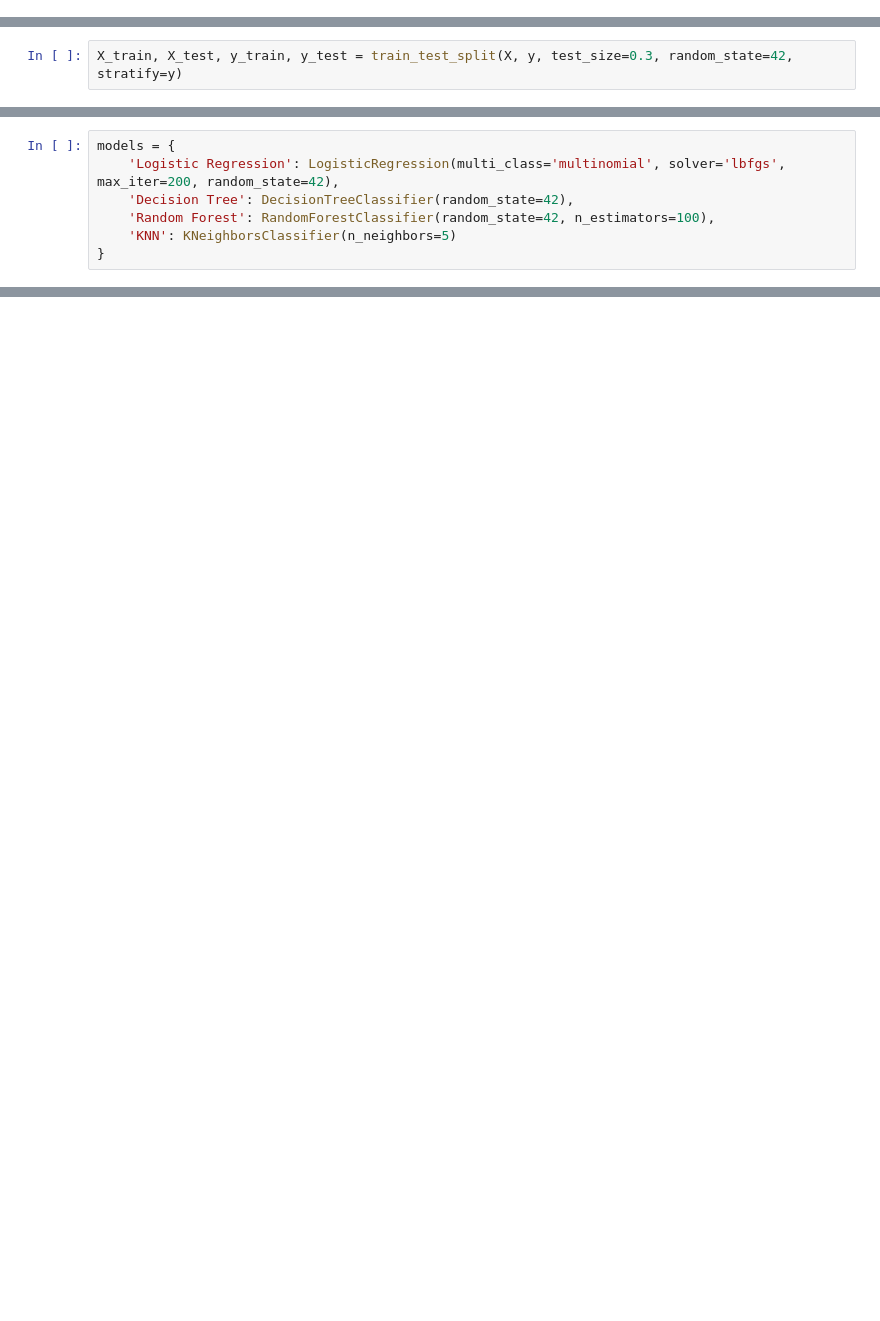
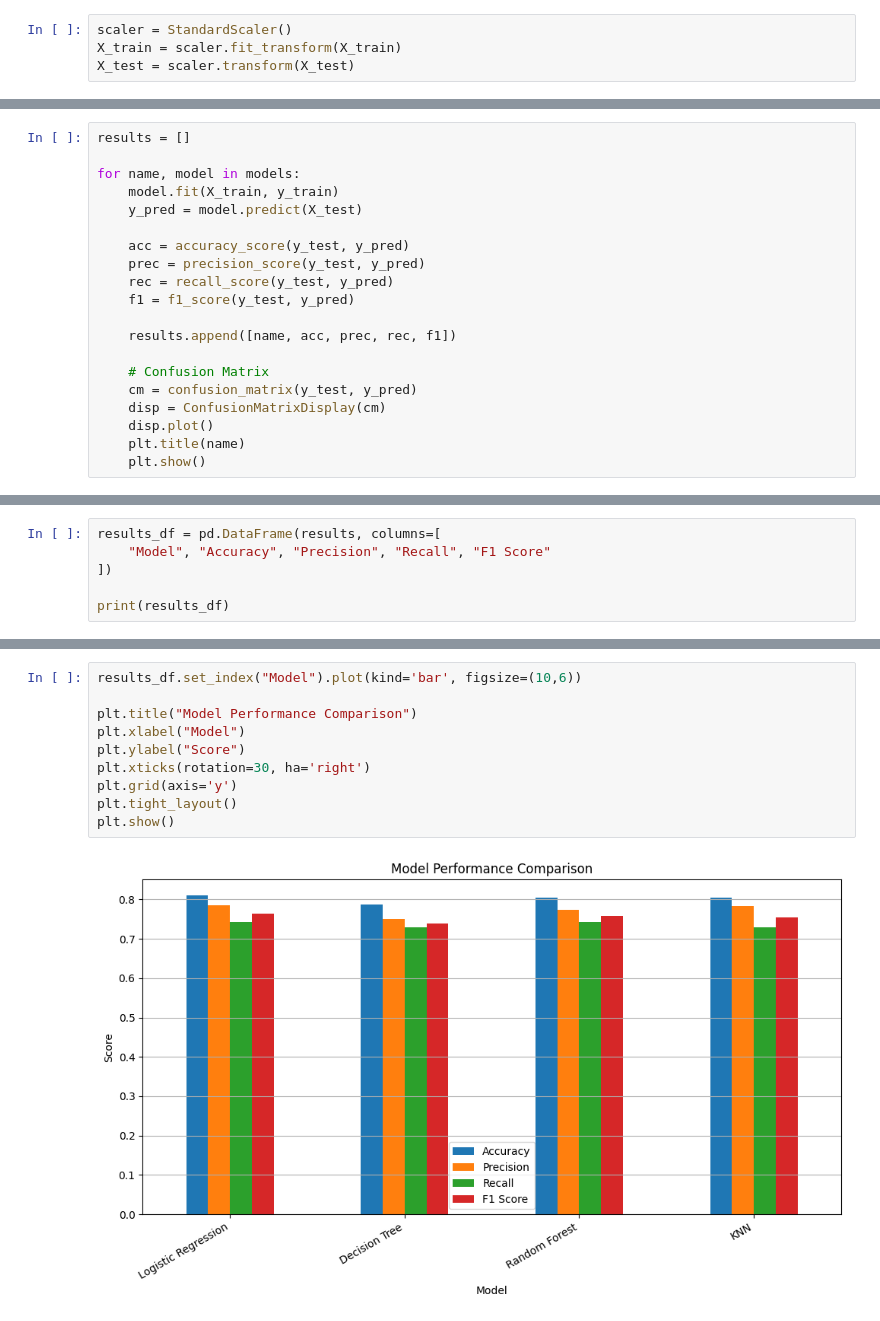
Before and after one commit to pradhnyesh01/Linkific-training, a Jupyter notebook: Day-8/classification-models.ipynb, the cells around one changed output, grey strips where cells are left out. Saved outputs shown, nothing was run; the diff lists cells and outputs as text; blank space fills up the shorter version.

```diff
--- a/Day-8/classification-models.ipynb
+++ b/Day-8/classification-models.ipynb
@@ -26 +90,5 @@ df = df.drop('Id', axis=1)
+# %%
+scaler = StandardScaler()
+X_train = scaler.fit_transform(X_train)
+X_test = scaler.transform(X_test)
 # %%
@@ -29,2 +110,20 @@ X = df.drop('Species', axis=1)
 # %%
-X_train, X_test, y_train, y_test = train_test_split(X, y, test_size=0.3, random_state=42, stratify=y)
+results = []
+
+for name, model in models:
+    model.fit(X_train, y_train)
+    y_pred = model.predict(X_test)
+
+    acc = accuracy_score(y_test, y_pred)
+    prec = precision_score(y_test, y_pred)
+    rec = recall_score(y_test, y_pred)
+    f1 = f1_score(y_test, y_pred)
+
+    results.append([name, acc, prec, rec, f1])
+
+    # Confusion Matrix
+    cm = confusion_matrix(y_test, y_pred)
+    disp = ConfusionMatrixDisplay(cm)
+    disp.plot()
+    plt.title(name)
+    plt.show()
@@ -35,7 +135,6 @@ X_test_scaled = scaler.transform(X_test)
 # %%
-models = {
-    'Logistic Regression': LogisticRegression(multi_class='multinomial', solver='lbfgs', max_iter=200, random_state=42),
-    'Decision Tree': DecisionTreeClassifier(random_state=42),
-    'Random Forest': RandomForestClassifier(random_state=42, n_estimators=100),
-    'KNN': KNeighborsClassifier(n_neighbors=5)
-}
+results_df = pd.DataFrame(results, columns=[
+    "Model", "Accuracy", "Precision", "Recall", "F1 Score"
+])
+
+print(results_df)
@@ -42 +147,13 @@ models = {
+# %%
+results_df.set_index("Model").plot(kind='bar', figsize=(10,6))
+
+plt.title("Model Performance Comparison")
+plt.xlabel("Model")
+plt.ylabel("Score")
+plt.xticks(rotation=30, ha='right')
+plt.grid(axis='y')
+plt.tight_layout()
+plt.show()
+# %% [output]
+[figure, added]
 # %%
```
Also changed, not shown: parts of 15 cells of this notebook, 1 other file.
